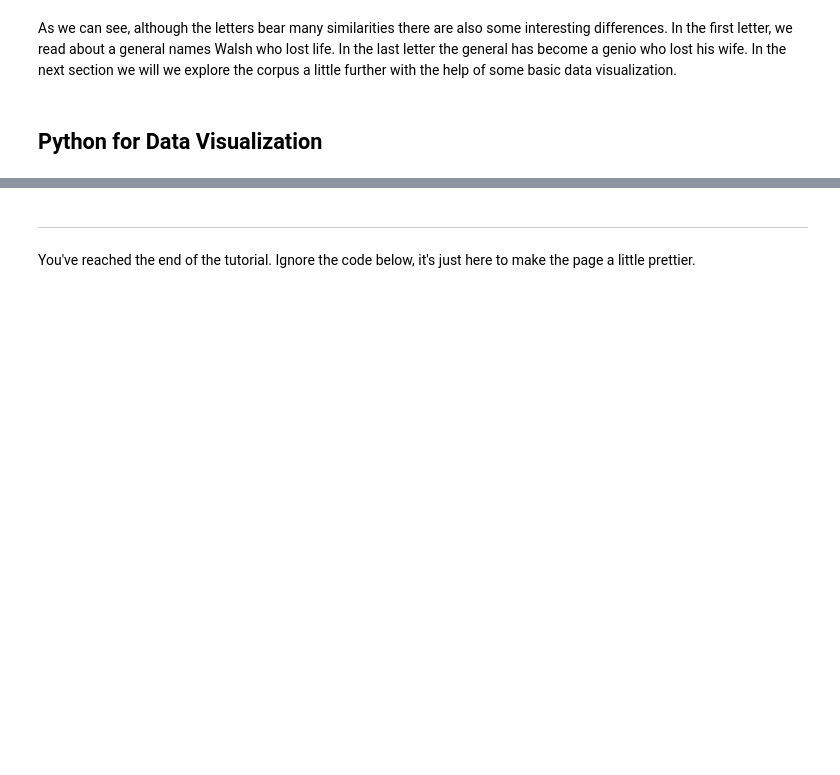
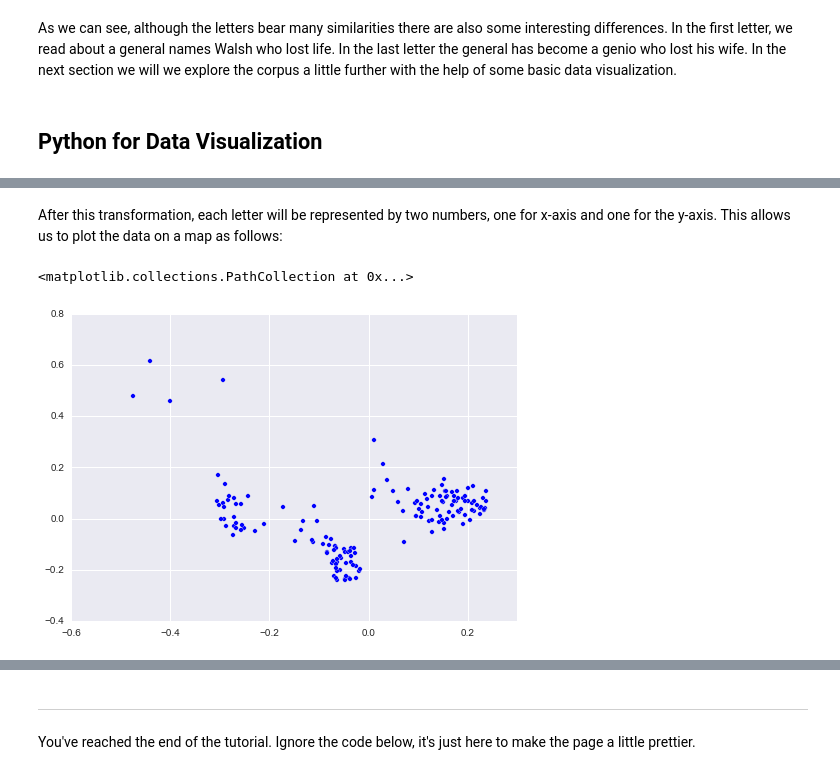
Before and after one commit to fbkarsdorp/python-for-lunch, a Jupyter notebook: Python for Lunch.ipynb, the cells around one changed output, grey strips where cells are left out. Saved outputs shown, nothing was run; the diff lists cells and outputs as text; code cells hidden in the pictures; blank space fills up the shorter version.

Commit message:
first draft data viz

```diff
--- a/Python for Lunch.ipynb
+++ b/Python for Lunch.ipynb
@@ -248,0 +329,5 @@ As we can see, although the letters bear many similarities there are also some i
+# %%
+from sklearn.feature_extraction.text import TfidfVectorizer
+
+vectorizer = TfidfVectorizer()
+X = vectorizer.fit_transform(death_lottery_pages)
@@ -248,0 +379,6 @@ As we can see, although the letters bear many similarities there are also some i
+# %%
+from sklearn.decomposition import PCA
+
+pca = PCA(n_components=2)
+X_pca = pca.fit_transform(X.toarray())
+print(X_pca)
@@ -248,0 +403,8 @@ As we can see, although the letters bear many similarities there are also some i
+# %% [markdown]
+After this transformation, each letter will be represented by two numbers, one for x-axis and one for the y-axis. This allows us to plot the data on a map as follows:
+# %%
+x, y = X_pca[:,0], X_pca[:,1]
+seaborn.plt.scatter(x, y)
+# %% [output]
+<matplotlib.collections.PathCollection at 0x...>
+[figure, added]
```
Also changed, not shown: parts of 23 cells of this notebook.
